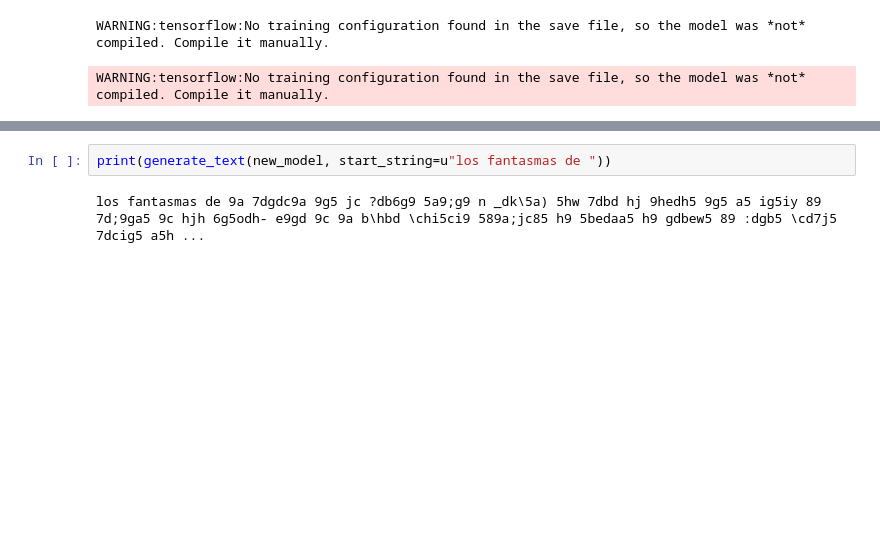
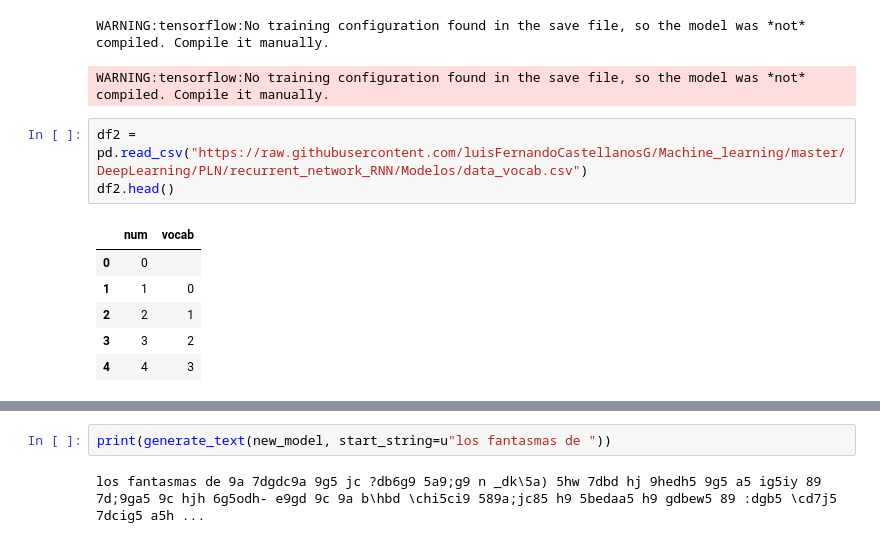
Before and after one commit to luisFernandoCastellanosG/Machine_learning, a Jupyter notebook: DeepLearning/PLN/recurrent_network_RNN/P2_2_PLN_redes neuronales recurrentes (RNN).ipynb, the cells around one changed output, grey strips where cells are left out. Cells and saved outputs as stored; diff of their text form; blank space fills up the shorter version.

```diff
--- a/DeepLearning/PLN/recurrent_network_RNN/P2_2_PLN_redes neuronales recurrentes (RNN).ipynb
+++ b/DeepLearning/PLN/recurrent_network_RNN/P2_2_PLN_redes neuronales recurrentes (RNN).ipynb
@@ -817,3 +899,13 @@ new_model = tf.keras.models.load_model('/content/modelRNN_cuentos2_2.h5')
 # %% [output]
 WARNING:tensorflow:No training configuration found in the save file, so the model was *not* compiled. Compile it manually.
 WARNING:tensorflow:No training configuration found in the save file, so the model was *not* compiled. Compile it manually.
+# %%
+df2 = pd.read_csv("https://raw.githubusercontent.com/luisFernandoCastellanosG/Machine_learning/master/DeepLearning/PLN/recurrent_network_RNN/Modelos/data_vocab.csv")
+df2.head()
+# %% [output]
+|  | num | vocab |
+| 0 | 0 |  |
+| 1 | 1 | 0 |
+| 2 | 2 | 1 |
+| 3 | 3 | 2 |
+| 4 | 4 | 3 |
```
Also changed, not shown: parts of 26 cells of this notebook.
